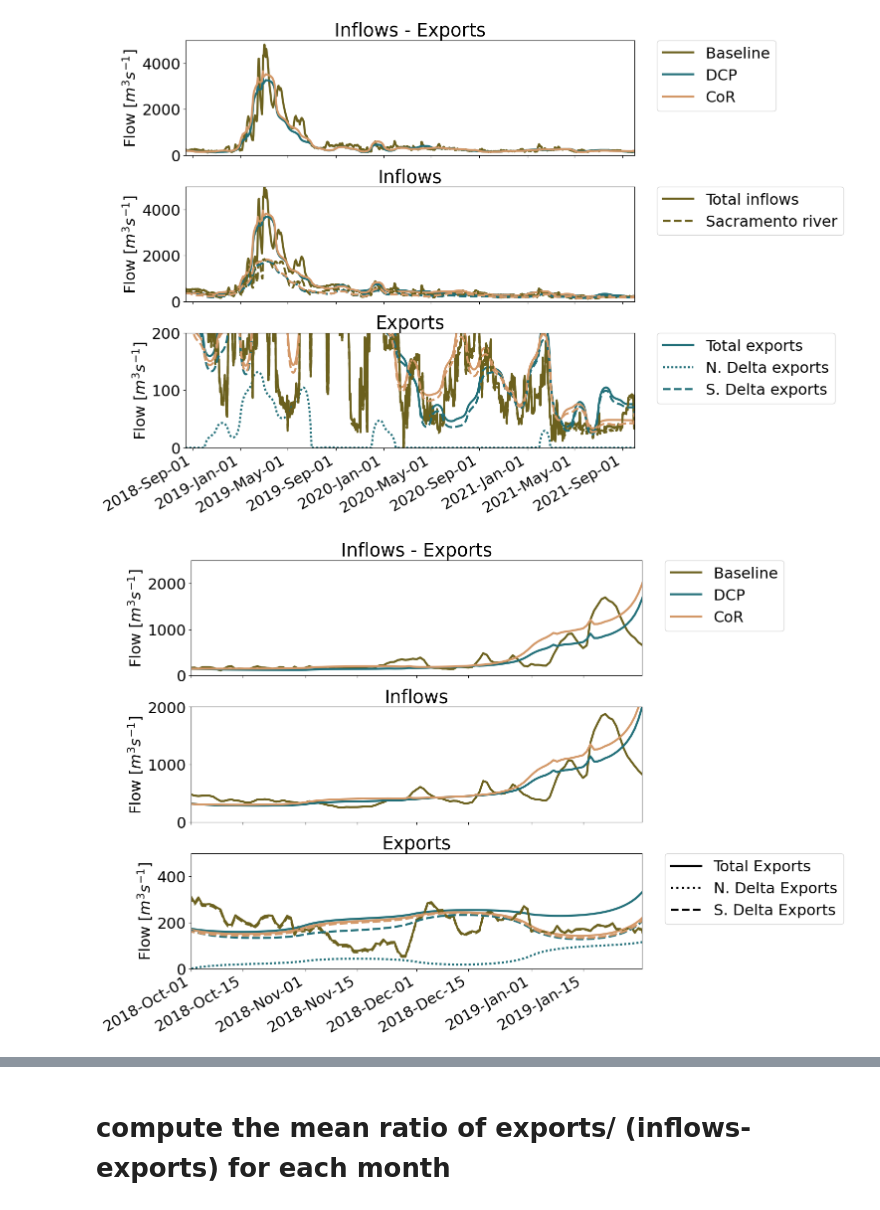
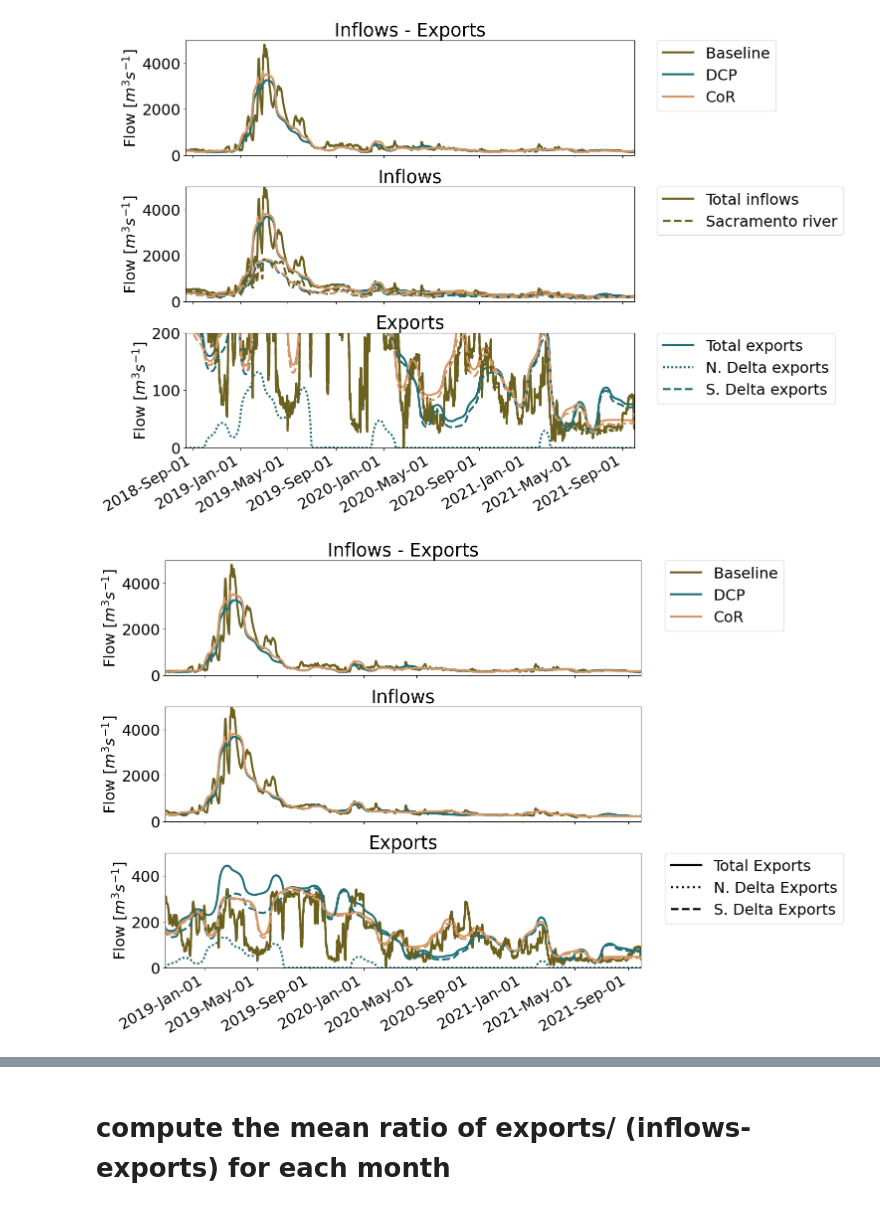
Before and after one commit to jennaisrael/Savio_scratch_back_up, a Jupyter notebook: Plotting/ch_3/scenarios_flow.ipynb, the cells around one changed output, grey strips where cells are left out. Drawn from its saved outputs; the diff is of its cells as text; code cells hidden in the pictures.

Commit message:
updating inflows figure for 3 yr run

```diff
--- a/Plotting/ch_3/scenarios_flow.ipynb
+++ b/Plotting/ch_3/scenarios_flow.ipynb
@@ -229,8 +229,8 @@ ax[0].plot(dcp.net,label='DCP', linewidth=3,color=cmocean.cm.tarn(10/12))
 ax[0].plot(cor.net,label='CoR', linewidth=3,color=cmocean.cm.tarn(2/6))
 ax[0].set_title('Inflows - Exports')
 ax[0].set_ylabel(r'Flow [$m^3 s^{-1}$]')
-ax[0].set_xlim(pd.to_datetime("2018-10-1"),pd.to_datetime("2019-9-30"))
-ax[0].set_ylim(0,2500)
+ax[0].set_xlim(pd.to_datetime("2018-10-1"),pd.to_datetime("2021-9-30"))
+ax[0].set_ylim(0,5000)
 ax[0].legend(bbox_to_anchor=(1.05, 1),
                          loc='upper left', borderaxespad=0.)
 
@@ -254,8 +254,8 @@ ax[1].plot(cor.inf, linewidth=3,color=cmocean.cm.tarn(2/6))
 #                          loc='upper left', borderaxespad=0.)
 ax[1].set_title('Inflows')
 ax[1].set_ylabel(r'Flow [$m^3 s^{-1}$]')
-ax[1].set_xlim(pd.to_datetime("2018-10-1"),pd.to_datetime("2019-9-30"))
-ax[1].set_ylim(0,2000)
+ax[1].set_xlim(pd.to_datetime("2018-10-1"),pd.to_datetime("2021-9-30"))
+ax[1].set_ylim(0,5000)
 
 ax[2].plot(base.exports, linewidth=3,color=cmocean.cm.tarn(1/6))
 ax[2].plot(dcp.exports, linewidth=3,color=cmocean.cm.tarn(10/12),label='Total exports')
@@ -266,36 +266,36 @@ ax[2].plot(tunnel, linewidth=3,linestyle=(0,(1,1)),label='N. Delta exports',colo
 ax[2].plot(base.s_exports, linewidth=3,color=cmocean.cm.tarn(1/6),linestyle='--')
 ax[2].plot(dcp.s_exports, linewidth=3,color=cmocean.cm.tarn(10/12),linestyle='--',label='S. Delta exports')
 ax[2].plot(cor.s_exports, linewidth=3,color=cmocean.cm.tarn(2/6),linestyle='--')
 
 # ax[2].legend(bbox_to_anchor=(1.05, 1),
 #                          loc='upper left', borderaxespad=0.)
 
 #use a patch legend
 style_dict={'Total Exports':'-',
             'N. Delta Exports':':',
            'S. Delta Exports':'--'}
 
 custom_points2=[Line2D([0], [0],linestyle=s,linewidth=3, color='k') for s in style_dict.values()]
 #custom_points=custom_points1+custom_points2 # concatenate the lists
 
 #leg = plt.legend(handles=[a,b,c,d,e,f,g],loc='upper right', bbox_to_anchor=(1.8, 2.0))
 leg = ax[2].legend(custom_points2, style_dict.keys(),bbox_to_anchor=(1.05, 1),loc='upper left', borderaxespad=0.)
 
 
 ax[2].set_title('Exports')
 ax[2].set_ylabel(r'Flow [$m^3 s^{-1}$]')
-ax[2].set_xlim(pd.to_datetime("2018-10-1"),pd.to_datetime("2019-1-31"))
+ax[2].set_xlim(pd.to_datetime("2018-10-1"),pd.to_datetime("2021-9-30"))
 ax[2].set_ylim(0,500)
 
 ax[2].xaxis.set_major_formatter(mdates.ConciseDateFormatter(ax[2].xaxis.get_major_locator()))
 ax[2].xaxis.set_major_formatter(mdates.DateFormatter('%Y-%b-%d'))
     # Rotates and right-aligns the x labels so they don't crowd each other.
 for label in ax[2].get_xticklabels(which='major'):
     label.set(rotation=30, horizontalalignment='right')
 
-#fig.savefig('/home/jisrael/Savio_scratch_back_up/Plotting/expanse/ch_3/figures/inflows_exports_scenarios_trim_feb_fix_legend.png')
+fig.savefig('/global/scratch/users/jennaisrael/Plotting/ch_3/figures/2026_08_22_inflows_exports_scenarios_3yrs.png')
 # %% [output]
-[figure, old version]
+[figure, new version]
 # %%
 # what are the values on Jan 8
 print(base.loc[pd.to_datetime("2019-1-8")])
```
Also changed, not shown: parts of 12 cells of this notebook, 1 other file.
